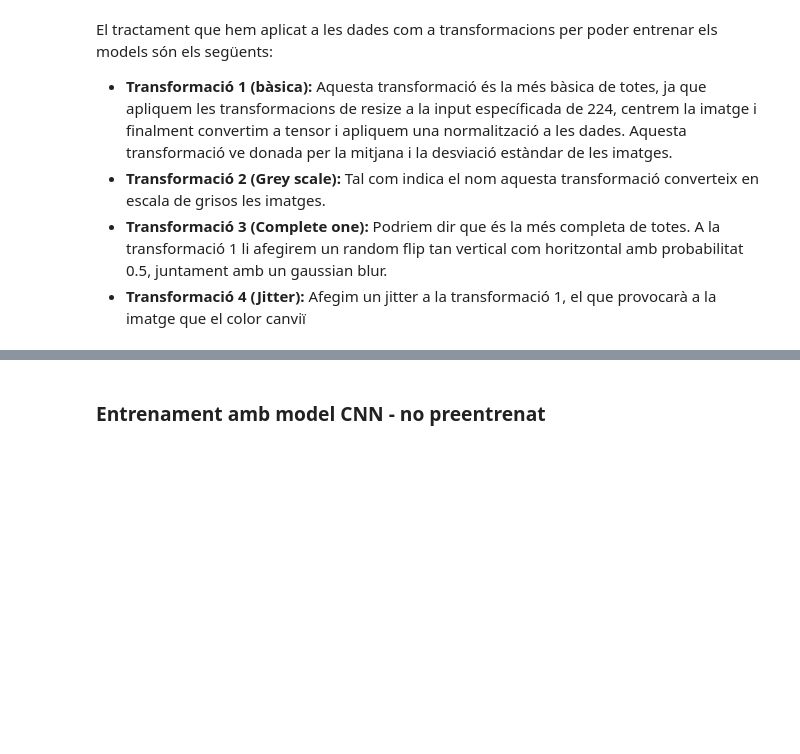
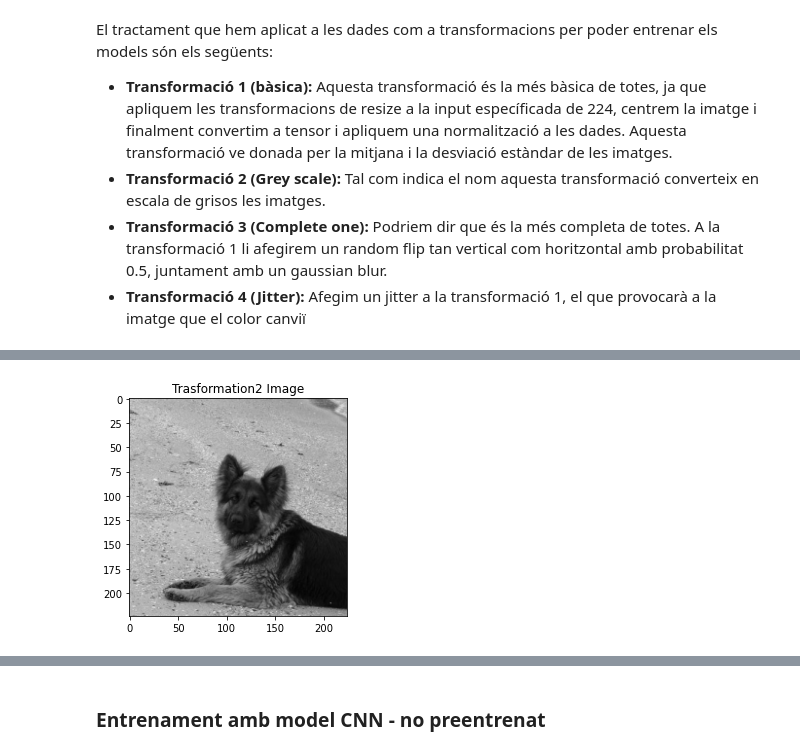
Before and after one commit to DCC-UAB/Dog_Breed_Classification, a Jupyter notebook: Demostracio_resultats.ipynb, the cells around one changed output, grey strips where cells are left out. Saved outputs shown, nothing was run; the diff lists cells and outputs as text; code cells hidden in the pictures; blank space fills up the shorter version.

```diff
--- a/Demostracio_resultats.ipynb
+++ b/Demostracio_resultats.ipynb
@@ -124,10 +144,6 @@ Show_Image(T1.permute(1, 2, 0), 'Trasformation1 Image')
 # %%
 #Transformation 2 (Grey Scale)
-data_transforms_gray_scale = transforms.Compose([
-        transforms.Resize(input_size),
-        transforms.CenterCrop(input_size),
-        transforms.Grayscale(3), #Convert the image to grey scale output channels 3, RGB but in gray scale
-        transforms.ToTensor() #Convert to tensor Pytorch tensor
-    ])
-T2 = data_transforms_gray_scale(img_example)
+T2 = data_transforms_gray_scale["train"](img_example)
 Show_Image(T2.permute(1, 2, 0), 'Trasformation2 Image')
+# %% [output]
+[figure, added]
```
Also changed, not shown: parts of 71 cells of this notebook.
